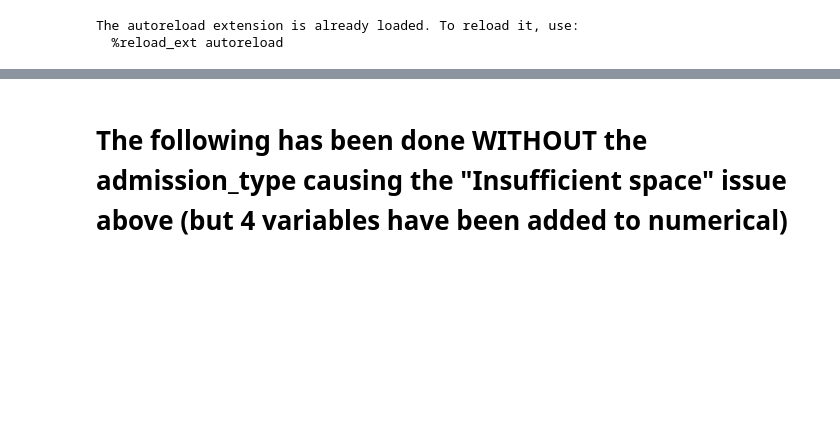
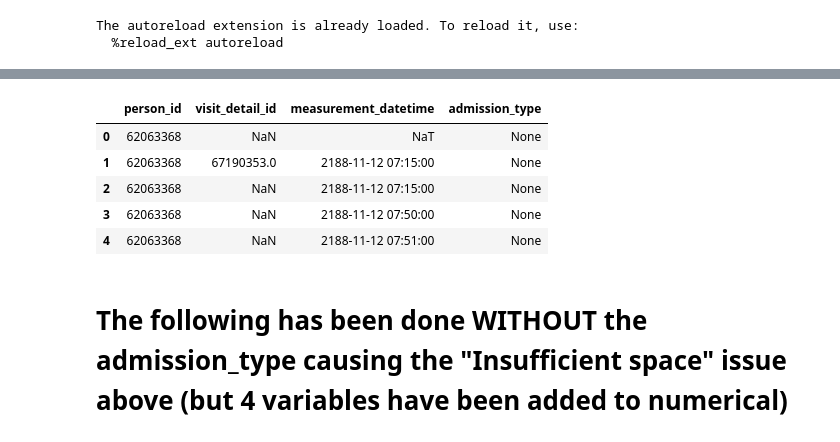
Before and after one commit to dataforgoodfr/batch4_diafoirus_fleming, a Jupyter notebook: omop_severity_scores/omop_saps_ii_draft.ipynb, the cells around one changed output, grey strips where cells are left out. Cells and saved outputs as stored; diff of their text form; code cells hidden in the pictures; blank space fills up the shorter version.

```diff
--- a/omop_severity_scores/omop_saps_ii_draft.ipynb
+++ b/omop_severity_scores/omop_saps_ii_draft.ipynb
@@ -350,0 +368,11 @@ KeyError: 'person_id'
+# %%
+df = pd.read_sql_query(query, conn)
+# %%
+df.head()
+# %% [output]
+|  | person_id | visit_detail_id | measurement_datetime | admission_type |
+| 0 | 62063368 | NaN | NaT | None |
+| 1 | 62063368 | 67190353.0 | 2188-11-12 07:15:00 | None |
+| 2 | 62063368 | NaN | 2188-11-12 07:15:00 | None |
+| 3 | 62063368 | NaN | 2188-11-12 07:50:00 | None |
+| 4 | 62063368 | NaN | 2188-11-12 07:51:00 | None |
```
Also changed, not shown: parts of 4 cells of this notebook, 3 other files.
